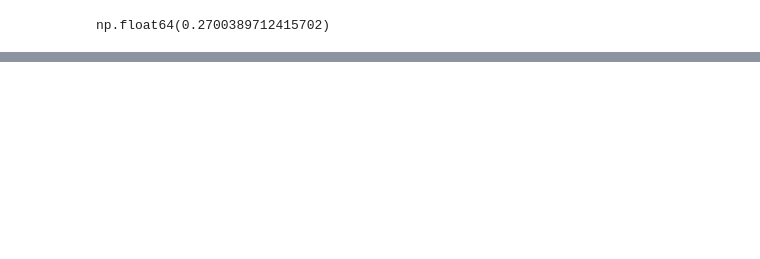
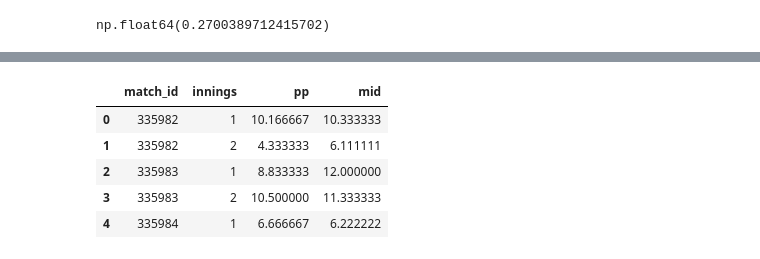
Before and after one commit to dinancsbca25dbi-bot/ipl-cricket-analytics, a Jupyter notebook: notebooks/04_statistics.ipynb, the cells around one changed output, grey strips where cells are left out. Drawn from its saved outputs; the diff is of its cells as text; code cells hidden in the pictures; blank space fills up the shorter version.

```diff
--- a/notebooks/04_statistics.ipynb
+++ b/notebooks/04_statistics.ipynb
@@ -54,0 +375,43 @@ np.float64(0.2700389712415702)
+# %%
+# T6 — SQL
+t6_df = q("""
+SELECT
+    match_id,
+    innings,
+    6.0 * SUM(
+        CASE
+            WHEN phase = 'Powerplay' THEN total_runs
+            ELSE 0
+        END
+    )
+    / SUM(
+        CASE
+            WHEN phase = 'Powerplay' THEN is_legal
+            ELSE 0
+        END
+    ) AS pp,
+    6.0 * SUM(
+        CASE
+            WHEN phase = 'Middle' THEN total_runs
+            ELSE 0
+        END
+    )
+    / SUM(
+        CASE
+            WHEN phase = 'Middle' THEN is_legal
+            ELSE 0
+        END
+    ) AS mid
+FROM v_ball
+WHERE innings IN (1, 2)
+GROUP BY match_id, innings;
+""")
+
+display(t6_df.head())
+# %% [output]
+|  | match_id | innings | pp | mid |
+| 0 | 335982 | 1 | 10.166667 | 10.333333 |
+| 1 | 335982 | 2 | 4.333333 | 6.111111 |
+| 2 | 335983 | 1 | 8.833333 | 12.000000 |
+| 3 | 335983 | 2 | 10.500000 | 11.333333 |
+| 4 | 335984 | 1 | 6.666667 | 6.222222 |
```
Also changed, not shown: parts of 34 cells of this notebook, 1 other file.
